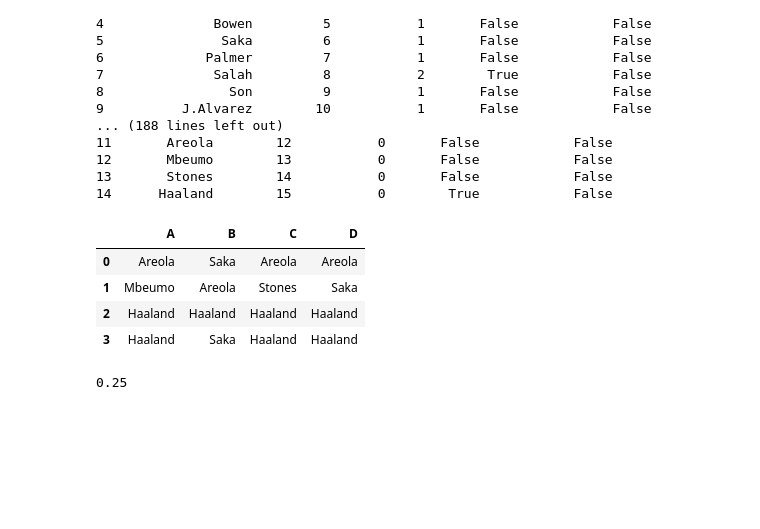
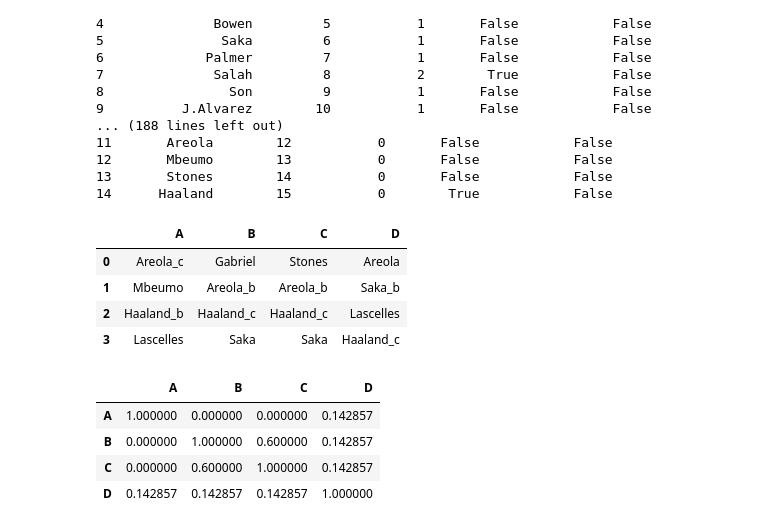
Before and after one commit to RACollins/fpl-forecast-optimise, a Jupyter notebook: notebooks/2.0-fpl-api-playground.ipynb, the cells around one changed output. Drawn from its saved outputs; the diff is of its cells as text; code cells hidden in the pictures; blank space fills up the shorter version.

Commit message:
jaccard sim function

```diff
--- a/notebooks/2.0-fpl-api-playground.ipynb
+++ b/notebooks/2.0-fpl-api-playground.ipynb
@@ -195,24 +196,18 @@ for manager_id in league_df["entry"].values:
 # %%
 df = pd.DataFrame(
     index=[0, 1, 2, 3],
     columns=["A", "B", "C", "D"],
     data=[
-        ["Areola", "Saka", "Areola", "Areola"],
-        ["Mbeumo", "Areola", "Stones", "Saka"],
-        ["Haaland", "Haaland", "Haaland", "Haaland"],
-        ["Haaland", "Saka", "Haaland", "Haaland"],
+        ["Areola_c", "Gabriel", "Stones", "Areola"],
+        ["Mbeumo", "Areola_b", "Areola_b", "Saka_b"],
+        ["Haaland_b", "Haaland_c", "Haaland_c", "Lascelles"],
+        ["Lascelles", "Saka", "Saka", "Haaland_c"],
     ],
 )
 df
 # %% [output]
 |  | A | B | C | D |
-| 0 | Areola | Saka | Areola | Areola |
-| 1 | Mbeumo | Areola | Stones | Saka |
-| 2 | Haaland | Haaland | Haaland | Haaland |
-| 3 | Haaland | Saka | Haaland | Haaland |
+| 0 | Areola_c | Gabriel | Stones | Areola |
+| 1 | Mbeumo | Areola_b | Areola_b | Saka_b |
+| 2 | Haaland_b | Haaland_c | Haaland_c | Lascelles |
+| 3 | Lascelles | Saka | Saka | Haaland_c |
-# %%
-d = distance.jaccard(df["B"], df["D"])
-sim = 1 - d
-sim
-# %% [output]
-0.25
@@ -218,0 +226,8 @@ sim
+# %%
+jaccard_sim(df)
+# %% [output]
+|  | A | B | C | D |
+| A | 1.000000 | 0.000000 | 0.000000 | 0.142857 |
+| B | 0.000000 | 1.000000 | 0.600000 | 0.142857 |
+| C | 0.000000 | 0.600000 | 1.000000 | 0.142857 |
+| D | 0.142857 | 0.142857 | 0.142857 | 1.000000 |
```
Also changed, not shown: parts of 2 cells of this notebook, 1 other file.
